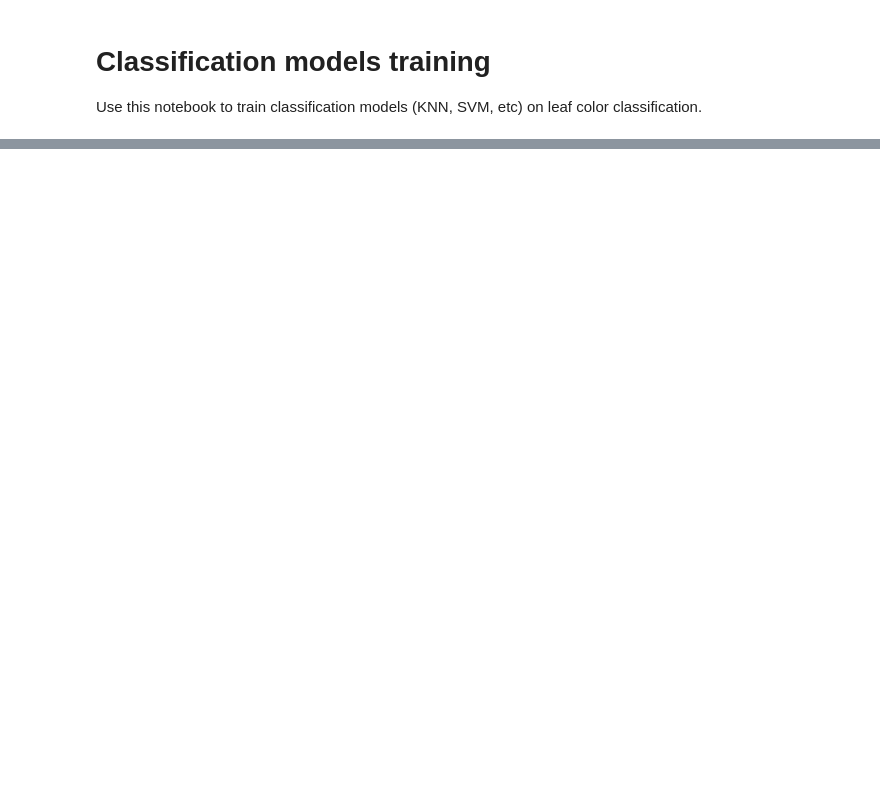
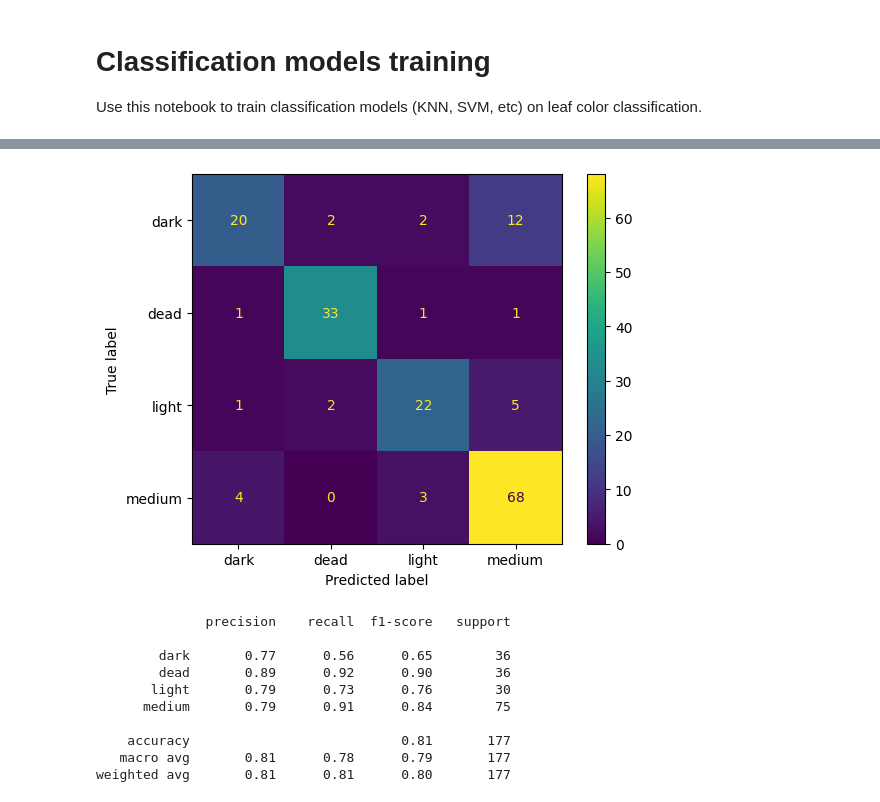
Before and after one commit to juliokscesar/scg-leaf-count, a Jupyter notebook: classify_train.ipynb, the cells around one changed output, grey strips where cells are left out. Saved outputs shown, nothing was run; the diff lists cells and outputs as text; code cells hidden in the pictures; blank space fills up the shorter version.

```diff
--- a/classify_train.ipynb
+++ b/classify_train.ipynb
@@ -177,0 +281,22 @@ sv.save_state("svm.skl")
+# %%
+######################################################
+##### TRAIN SGD WITH RESNET18 FEATURE EXTRACTION #####
+######################################################
+
+from analysis.classify import SGDBasedClassifier
+
+sgd = SGDBasedClassifier(loss="hinge", preprocess=rn_feature_preprocess, max_iter=1000)
+sgd.train(X_train, y_train)
+sgd.evaluate(X_test, y_test, disp_labels=class_labels)
+# %% [output]
+[figure, added]
+              precision    recall  f1-score   support
+
+        dark       0.77      0.56      0.65        36
+        dead       0.89      0.92      0.90        36
+       light       0.79      0.73      0.76        30
+      medium       0.79      0.91      0.84        75
+
+    accuracy                           0.81       177
+   macro avg       0.81      0.78      0.79       177
+weighted avg       0.81      0.81      0.80       177
```
Also changed, not shown: parts of 19 cells of this notebook, 3 other files.
